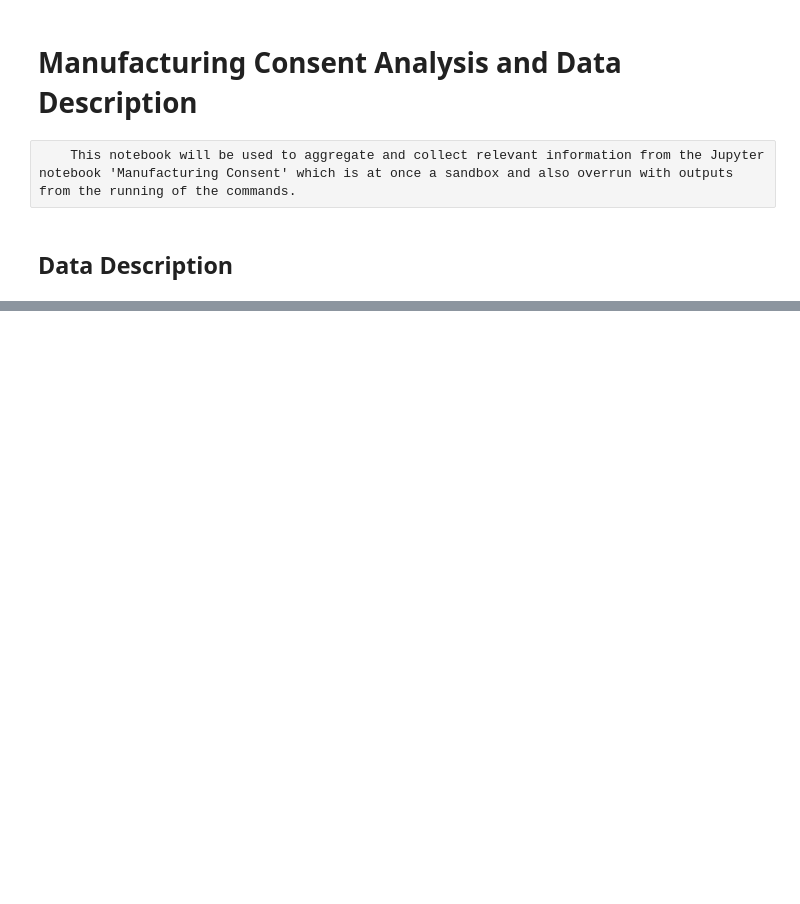
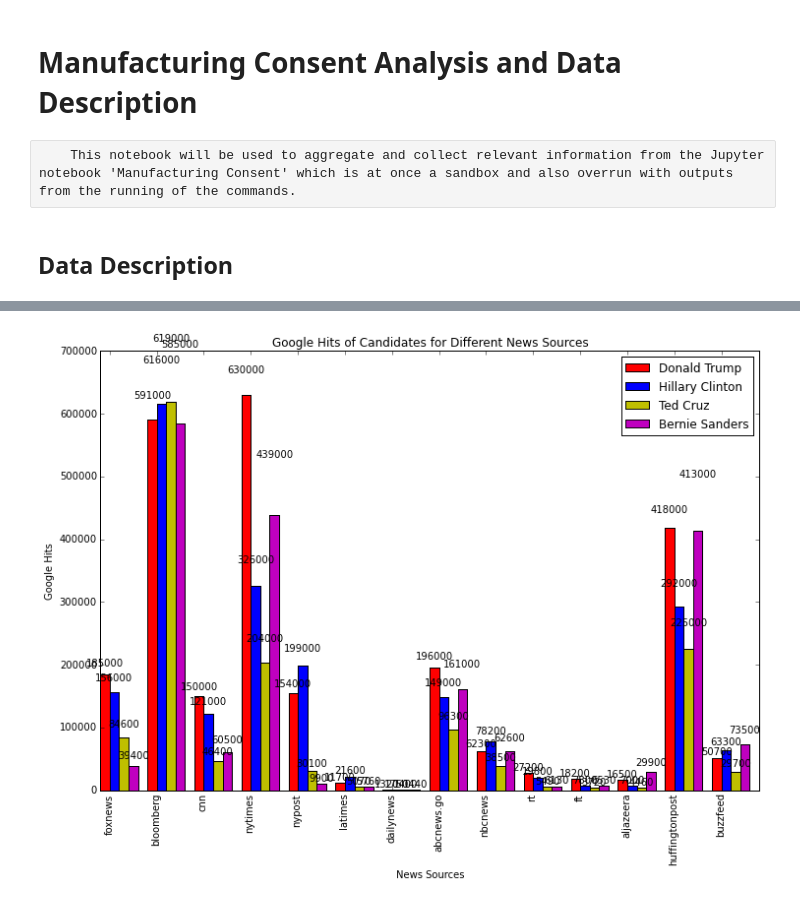
Before and after one commit to nborggren/ManufacturingConsent, a Jupyter notebook: ManufacturingConsentAna.ipynb, the cells around one changed output, grey strips where cells are left out. Drawn from its saved outputs; the diff is of its cells as text; code cells hidden in the pictures; blank space fills up the shorter version.

Commit message:
the first image

```diff
--- a/ManufacturingConsentAna.ipynb
+++ b/ManufacturingConsentAna.ipynb
@@ -29,0 +106,19 @@ buzzfeed
+# %%
+#The Candidates and news sources were chosen
+
+candidates = ['Hillary Clinton', 'Donald Trump', 'Bernie Sanders', 'Ted Cruz']
+newssources = ['foxnews','bloomberg','cnn','nytimes','nypost','latimes','dailynews','abcnews.go','nbcnews','rt','ft','aljazeera','huffingtonpost','buzzfeed']#,''
+links={}
+nhits={}
+for i in candidates:
+    links[i]=[]
+    nhits[i]=[]
+
+#The first few links are collected as well as the number of hits
+for i in newssources:
+    print i
+    for j in candidates:
+        pages,hits=NewsQuery(j,i,qualify='')
+        links[j]+=pages
+        nhits[j]+=[hits]
+        print '    ',j, hits
@@ -29,0 +143,50 @@ buzzfeed
+# %%
+import numpy as np
+import matplotlib as mat
+import matplotlib.pyplot as plt
+%matplotlib inline
+
+N = 14
+DThits = nhits['Donald Trump']
+
+ind = np.arange(N)  # the x locations for the groups
+width = 0.2       # the width of the bars
+
+fig, ax = plt.subplots(figsize=(12, 8))
+
+rects1 = ax.bar(ind, DThits, width, color='r')
+
+HChits = nhits['Hillary Clinton']
+rects2 = ax.bar(ind + width, HChits, width, color='b')
+
+TChits = nhits['Ted Cruz']
+rects3 = ax.bar(ind + 2*width, TChits, width, color='y')
+
+BShits = nhits['Bernie Sanders']
+rects4 = ax.bar(ind + 3*width, BShits, width, color='m')
+
+# add some text for labels, title and axes ticks
+ax.set_ylabel('Google Hits')
+ax.set_title('Google Hits of Candidates for Different News Sources')
+ax.set_xticks(ind + width)
+ax.set_xlabel('News Sources')
+ax.set_xticklabels(newssources, rotation='vertical')
+
+ax.legend((rects1[0], rects2[0],rects3[0],rects4[0]), ('Donald Trump', 'Hillary Clinton','Ted Cruz','Bernie Sanders'))
+
+
+def autolabel(rects,mheight=1.05):
+    # attach some text labels
+    for rect in rects:
+        height = rect.get_height()
+        ax.text(rect.get_x() + rect.get_width()/2., mheight*height,
+                '%d' % int(height),
+                ha='center', va='bottom')
+
+autolabel(rects1,mheight=1.05)
+autolabel(rects2,mheight=1.10)
+autolabel(rects3,mheight=1.15)
+autolabel(rects4,mheight=1.20)
+plt.show()
+# %% [output]
+[figure, added]
```
Also changed, not shown: parts of 3 cells of this notebook, 2 other files.
